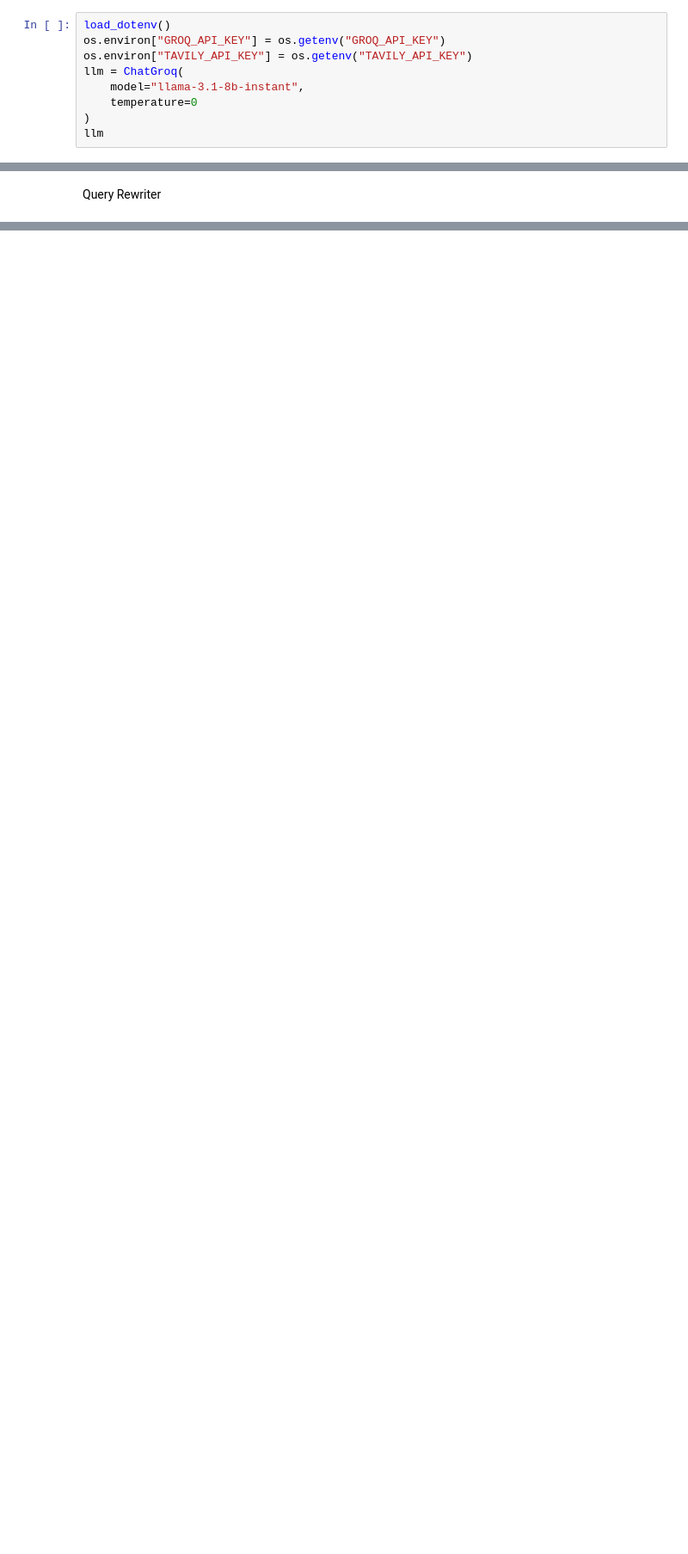
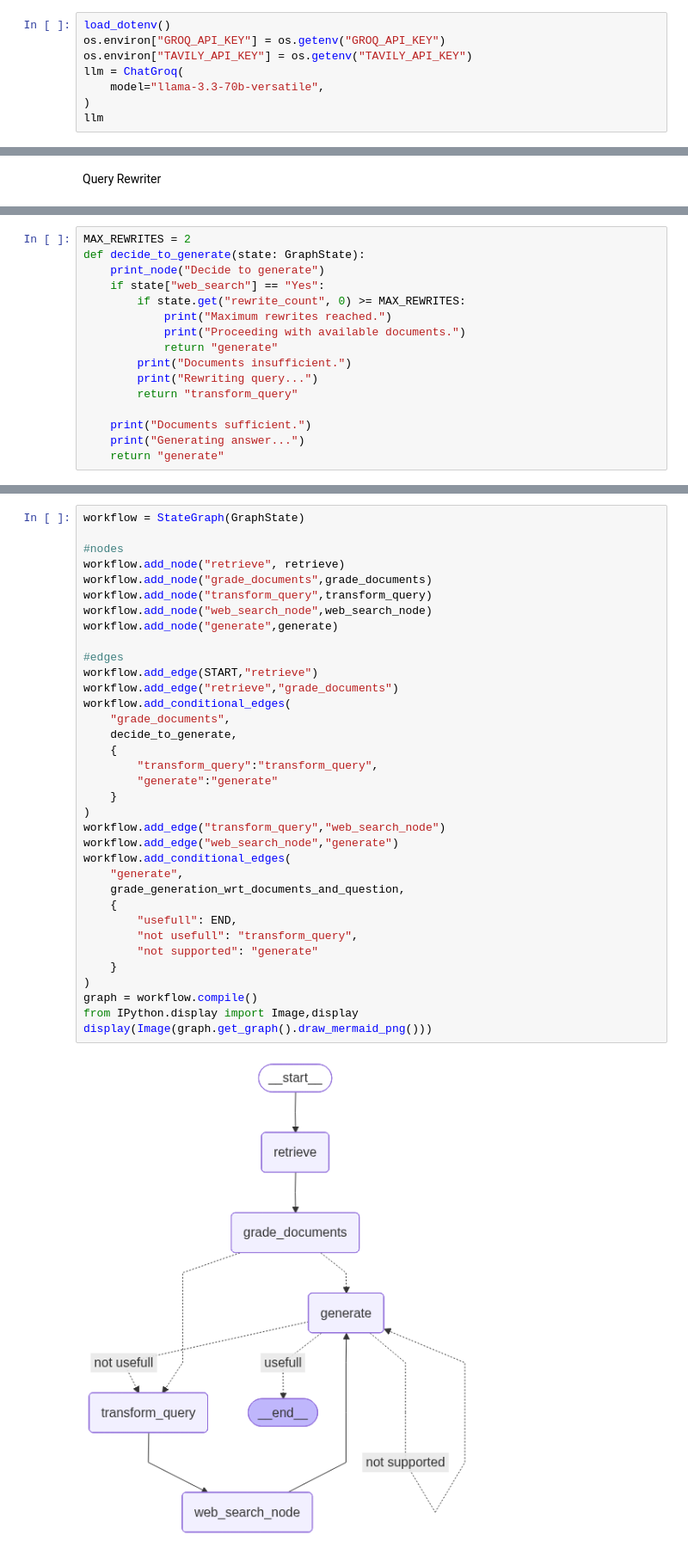
Before and after one commit to aryachawan/rag_practice, a Jupyter notebook: CorrectiveRag/correctiverag_new.ipynb, the cells around one changed output, grey strips where cells are left out. Shown at 86% size. Drawn from its saved outputs; the diff is of its cells as text; blank space fills up the shorter version.

Commit message:
corrective rag new - stage 3 - clean code couldnt test properly due to model restrictions

```diff
--- a/CorrectiveRag/correctiverag_new.ipynb
+++ b/CorrectiveRag/correctiverag_new.ipynb
@@ -25,8 +23,7 @@ load_dotenv()
 os.environ["GROQ_API_KEY"] = os.getenv("GROQ_API_KEY")
 os.environ["TAVILY_API_KEY"] = os.getenv("TAVILY_API_KEY")
 llm = ChatGroq(
-    model="llama-3.1-8b-instant",
-    temperature=0
+    model="llama-3.3-70b-versatile",
 )
 llm
 # %% [output]
@@ -303,0 +455,16 @@ ChatPromptTemplate(input_variables=['question'], input_types={}, partial_variabl
+# %%
+MAX_REWRITES = 2
+def decide_to_generate(state: GraphState):
+    print_node("Decide to generate")
+    if state["web_search"] == "Yes":
+        if state.get("rewrite_count", 0) >= MAX_REWRITES:
+            print("Maximum rewrites reached.")
+            print("Proceeding with available documents.")
+            return "generate"
+        print("Documents insufficient.")
+        print("Rewriting query...")
+        return "transform_query"
+
+    print("Documents sufficient.")
+    print("Generating answer...")
+    return "generate"
@@ -303,0 +473,37 @@ ChatPromptTemplate(input_variables=['question'], input_types={}, partial_variabl
+# %%
+workflow = StateGraph(GraphState)
+
+#nodes
+workflow.add_node("retrieve", retrieve)
+workflow.add_node("grade_documents",grade_documents)
+workflow.add_node("transform_query",transform_query)
+workflow.add_node("web_search_node",web_search_node)
+workflow.add_node("generate",generate)
+
+#edges
+workflow.add_edge(START,"retrieve")
+workflow.add_edge("retrieve","grade_documents")
+workflow.add_conditional_edges(
+    "grade_documents",
+    decide_to_generate,
+    {
+        "transform_query":"transform_query",
+        "generate":"generate"
+    }
+)
+workflow.add_edge("transform_query","web_search_node")
+workflow.add_edge("web_search_node","generate")
+workflow.add_conditional_edges(
+    "generate",
+    grade_generation_wrt_documents_and_question,
+    {
+        "usefull": END,
+        "not usefull": "transform_query",
+        "not supported": "generate"
+    }
+)
+graph = workflow.compile()
+from IPython.display import Image,display
+display(Image(graph.get_graph().draw_mermaid_png()))
+# %% [output]
+[figure, added]
```
Also changed, not shown: parts of 29 cells of this notebook.
